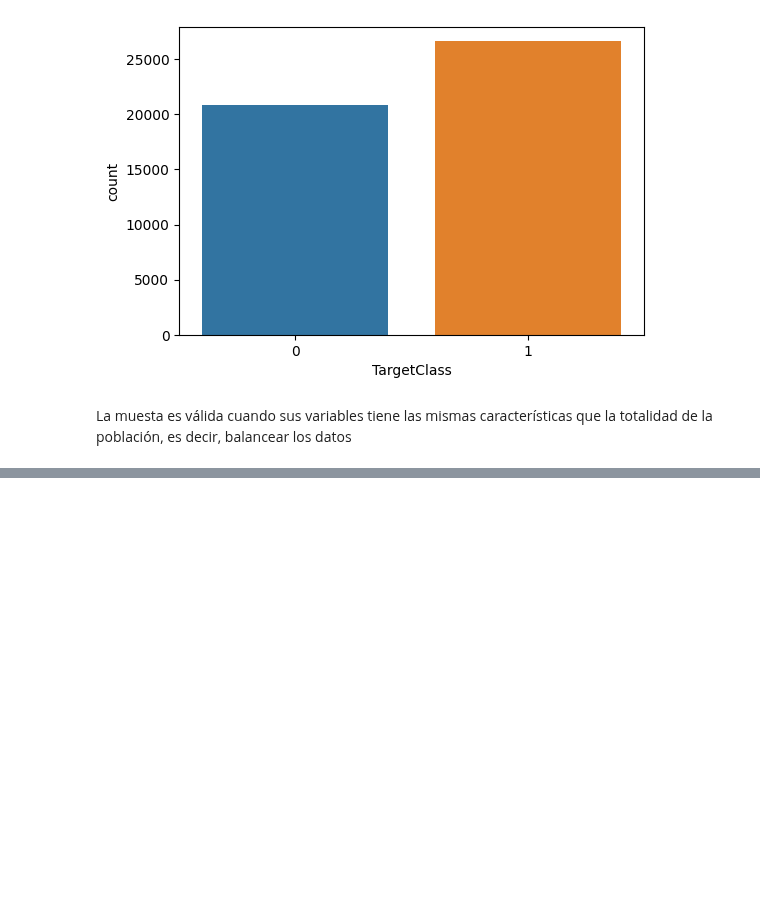
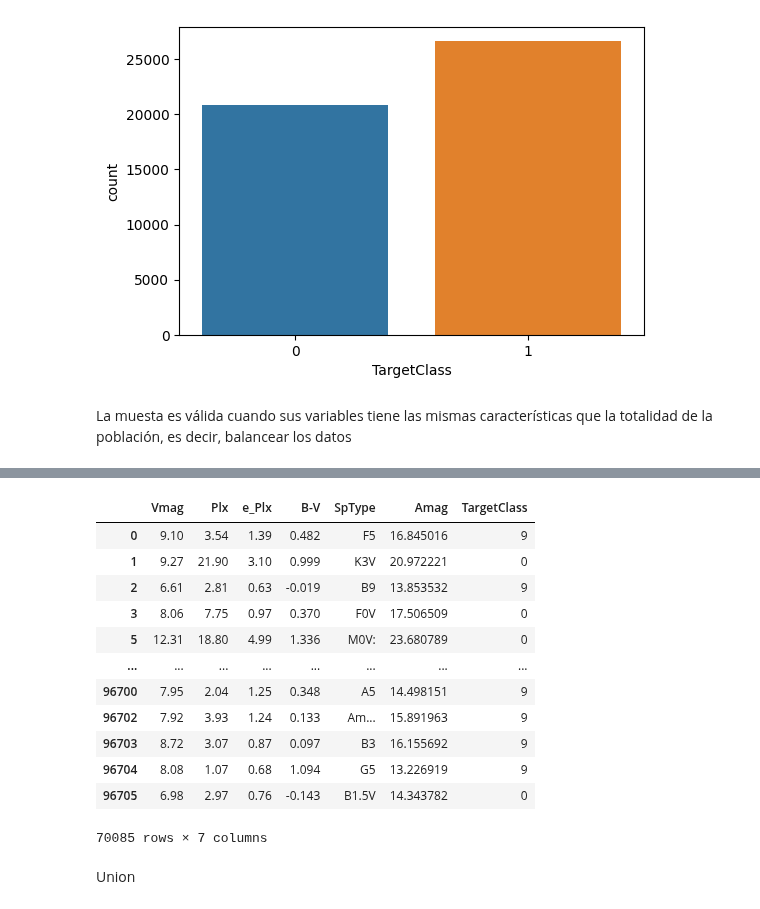
Before and after one commit to JhonZafra/Statistic_Concepts, a Jupyter notebook: SemanaVII/MuestreoDatos.ipynb, the cells around one changed output, grey strips where cells are left out. Cells and saved outputs as stored; diff of their text form; code cells hidden in the pictures; blank space fills up the shorter version.

```diff
--- a/SemanaVII/MuestreoDatos.ipynb
+++ b/SemanaVII/MuestreoDatos.ipynb
@@ -87,0 +187,18 @@ La muesta es válida cuando sus variables tiene las mismas características que
+# %%
+df[ ~filtro1 ]
+# %% [output]
+|  | Vmag | Plx | e_Plx | B-V | SpType | Amag | TargetClass |
+| 0 | 9.10 | 3.54 | 1.39 | 0.482 | F5 | 16.845016 | 9 |
+| 1 | 9.27 | 21.90 | 3.10 | 0.999 | K3V | 20.972221 | 0 |
+| 2 | 6.61 | 2.81 | 0.63 | -0.019 | B9 | 13.853532 | 9 |
+| 3 | 8.06 | 7.75 | 0.97 | 0.370 | F0V | 17.506509 | 0 |
+| 5 | 12.31 | 18.80 | 4.99 | 1.336 | M0V: | 23.680789 | 0 |
+| ... | ... | ... | ... | ... | ... | ... | ... |
+| 96700 | 7.95 | 2.04 | 1.25 | 0.348 | A5 | 14.498151 | 9 |
+| 96702 | 7.92 | 3.93 | 1.24 | 0.133 | Am... | 15.891963 | 9 |
+| 96703 | 8.72 | 3.07 | 0.87 | 0.097 | B3 | 16.155692 | 9 |
+| 96704 | 8.08 | 1.07 | 0.68 | 1.094 | G5 | 13.226919 | 9 |
+| 96705 | 6.98 | 2.97 | 0.76 | -0.143 | B1.5V | 14.343782 | 0 |
+70085 rows × 7 columns
+# %% [markdown]
+Union
```
Also changed, not shown: parts of 24 cells of this notebook.
